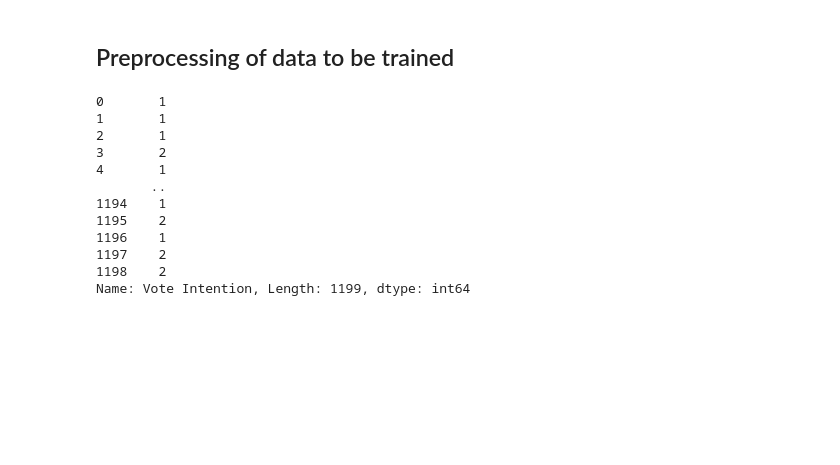
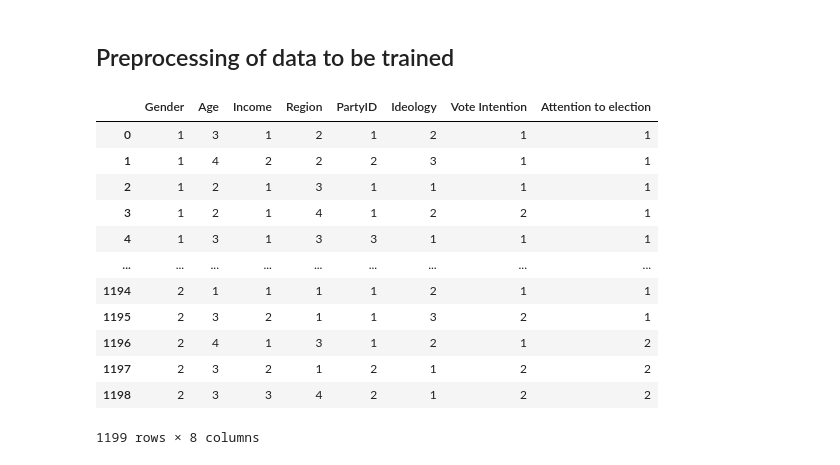
Before and after one commit to Storerun/election, a Jupyter notebook: election.ipynb, the cells around one changed output. Drawn from its saved outputs; the diff is of its cells as text; code cells hidden in the pictures; blank space fills up the shorter version.

```diff
--- a/election.ipynb
+++ b/election.ipynb
@@ -149,10 +149,28 @@ Name: Attention to election, dtype: int64
 # %% [markdown]
 ## Preprocessing of data to be trained
 # %%
-data['Vote Intention'] = data['Vote Intention'].map({'Trump': 1,'Biden': 2, 'Other': 3})
+data['Vote Intention'] = data['Vote Intention'].map({'Trump': 1, 'Biden': 2, 'Other': 3})
 data['Age'] = data['Age'].map({'18-29': 1,'30-44': 2,'45-65': 3, '65+': 4})
 data['Income'] = data['Income'].map({'Under $50K': 1,'$50-100K': 2, '$100K or more': 3})
 data['Gender'] = data['Gender'].map({'Male': 1,'Female': 2})
 data['Ideology'] = data['Ideology'].map({'Conservative': 1,'Liberal':2,'Modern Liberal': 3})
+data['Region'] = data['Region'].map({"South": 1, "West": 2, "Midwest": 3, "Northeast": 4})
+data['Attention to election'] = data["Attention to election"].map({"A lot": 1, "Some": 2, "Only a little": 3, "Not at all": 4})
+data['PartyID'] = data['PartyID'].map({'Democratic':1,'Independent': 2,'Republican': 3})
+data
+# %% [output]
+|  | Gender | Age | Income | Region | PartyID | Ideology | Vote Intention | Attention to election |
+| 0 | 1 | 3 | 1 | 2 | 1 | 2 | 1 | 1 |
+| 1 | 1 | 4 | 2 | 2 | 2 | 3 | 1 | 1 |
+| 2 | 1 | 2 | 1 | 3 | 1 | 1 | 1 | 1 |
+| 3 | 1 | 2 | 1 | 4 | 1 | 2 | 2 | 1 |
+| 4 | 1 | 3 | 1 | 3 | 3 | 1 | 1 | 1 |
+| ... | ... | ... | ... | ... | ... | ... | ... | ... |
+| 1194 | 2 | 1 | 1 | 1 | 1 | 2 | 1 | 1 |
+| 1195 | 2 | 3 | 2 | 1 | 1 | 3 | 2 | 1 |
+| 1196 | 2 | 4 | 1 | 3 | 1 | 2 | 1 | 2 |
+| 1197 | 2 | 3 | 2 | 1 | 2 | 1 | 2 | 2 |
+| 1198 | 2 | 3 | 3 | 4 | 2 | 1 | 2 | 2 |
+1199 rows × 8 columns
 # %%
 # K nearest neighbors
@@ -164,16 +182 @@ knn=KNeighborsClassifier(n_neighbors=3)
 X_train,X_test,y_train,y_test= train_test_split(X,y,random_state=2,test_size=0.3)
-# %%
-X
-# %% [output]
-0       1
-1       1
-2       1
-3       2
-4       1
-       ..
-1194    1
-1195    2
-1196    1
-1197    2
-1198    2
-Name: Vote Intention, Length: 1199, dtype: int64
```
Also changed, not shown: parts of 2 cells of this notebook.
